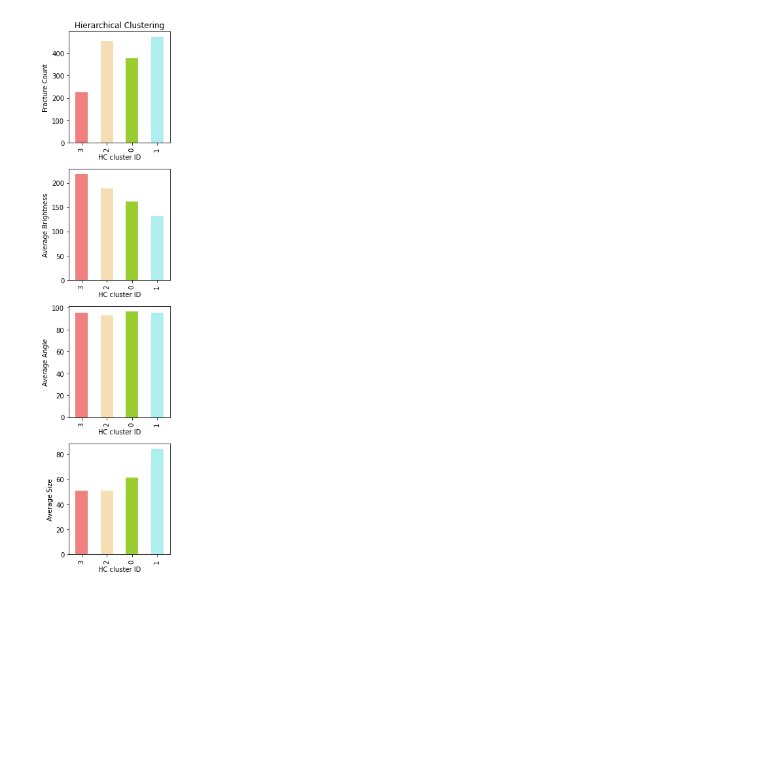
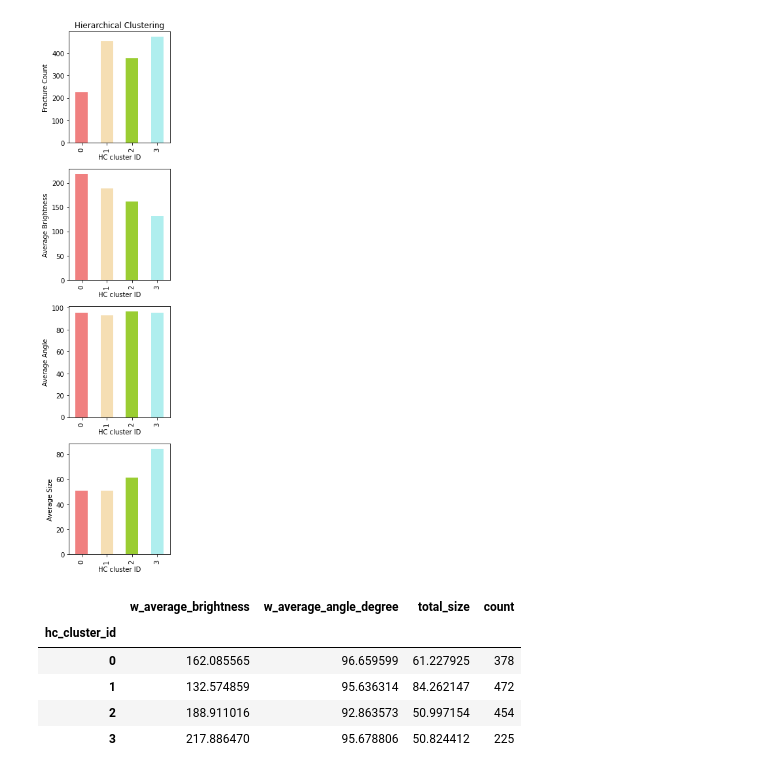
Before and after one commit to saranemustafa/bennu-fracture-analysis, a Jupyter notebook: 8_hierchichal_clustering.ipynb, the cells around one changed output. Drawn from its saved outputs; the diff is of its cells as text; code cells hidden in the pictures; blank space fills up the shorter version.

```diff
--- a/8_hierchichal_clustering.ipynb
+++ b/8_hierchichal_clustering.ipynb
@@ -279,6 +279,8 @@ True
 plt.figure(figsize=(3, 12))
 
 order = [3, 2, 0, 1]
+
+new_cluster_ids = [0, 1, 2, 3]
 
 bar_colors=['lightcoral', 'wheat', 'yellowgreen', 'paleturquoise', 'plum']
 
@@ -287,23 +289,48 @@ ax1 = df_fractures.groupby('hc_cluster_id')['hc_cluster_id'].count().loc[order].
 ax1.set_title('Hierarchical Clustering')
 ax1.set_xlabel("HC cluster ID")
 ax1.set_ylabel("Fracture Count")
+# renmae cluster IDs
+ax1.set_xticklabels(new_cluster_ids)
 
 plt.subplot(4, 1, 2)
 ax2 = df_fractures.groupby('hc_cluster_id')['w_average_brightness'].mean().loc[order].plot(kind='bar', color=bar_colors)
 ax2.set_xlabel("HC cluster ID")
 ax2.set_ylabel("Average Brightness")
+# renmae cluster IDs
+ax2.set_xticklabels(new_cluster_ids)
 
 plt.subplot(4, 1, 3)
 ax3 = df_fractures.groupby('hc_cluster_id')['w_average_angle_degree'].mean().loc[order].plot(kind='bar', color=bar_colors)
 ax3.set_xlabel("HC cluster ID")
 ax3.set_ylabel("Average Angle")
+# renmae cluster IDs
+ax3.set_xticklabels(new_cluster_ids)
 
 plt.subplot(4, 1, 4)
 ax4 = df_fractures.groupby('hc_cluster_id')['total_size'].mean().loc[order].plot(kind='bar', color=bar_colors)
 ax4.set_xlabel("HC cluster ID")
 ax4.set_ylabel("Average Size")
+# renmae cluster IDs
+ax4.set_xticklabels(new_cluster_ids)
 
 plt.tight_layout()
 plt.show()
 # %% [output]
 [figure]
+# %%
+df_clusters_stats = df_fractures.groupby('hc_cluster_id')['w_average_brightness', 'w_average_angle_degree', 'total_size'].mean()
+
+df_clusters_stats['count'] =  df_fractures.groupby('hc_cluster_id')['hc_cluster_id'].count().to_frame()
+
+# rename cluster IDs
+# renmae cluster IDs
+df_clusters_stats.hc_cluster_id = new_cluster_ids
+
+df_clusters_stats
+# %% [output]
+|  | w_average_brightness | w_average_angle_degree | total_size | count |
+| hc_cluster_id |  |  |  |  |
+| 0 | 162.085565 | 96.659599 | 61.227925 | 378 |
+| 1 | 132.574859 | 95.636314 | 84.262147 | 472 |
+| 2 | 188.911016 | 92.863573 | 50.997154 | 454 |
+| 3 | 217.886470 | 95.678806 | 50.824412 | 225 |
```
Also changed, not shown: 1 other file.
